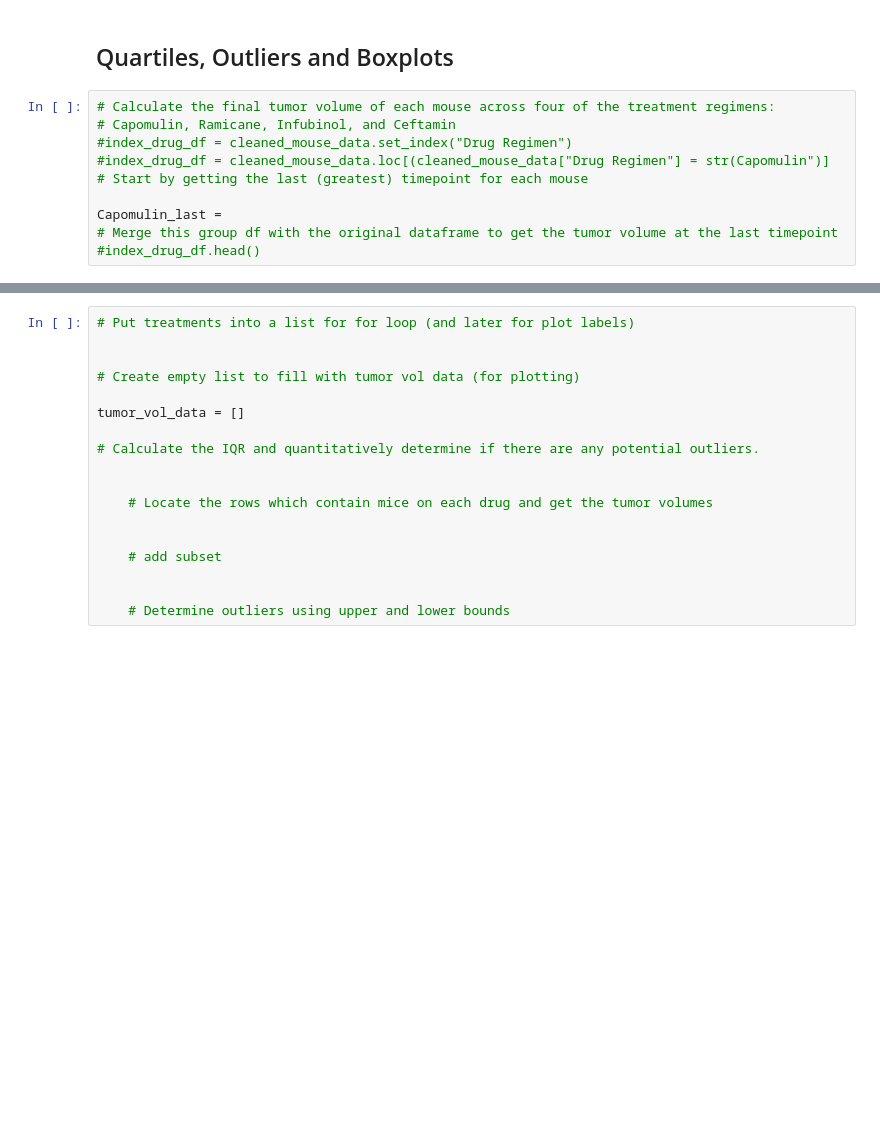
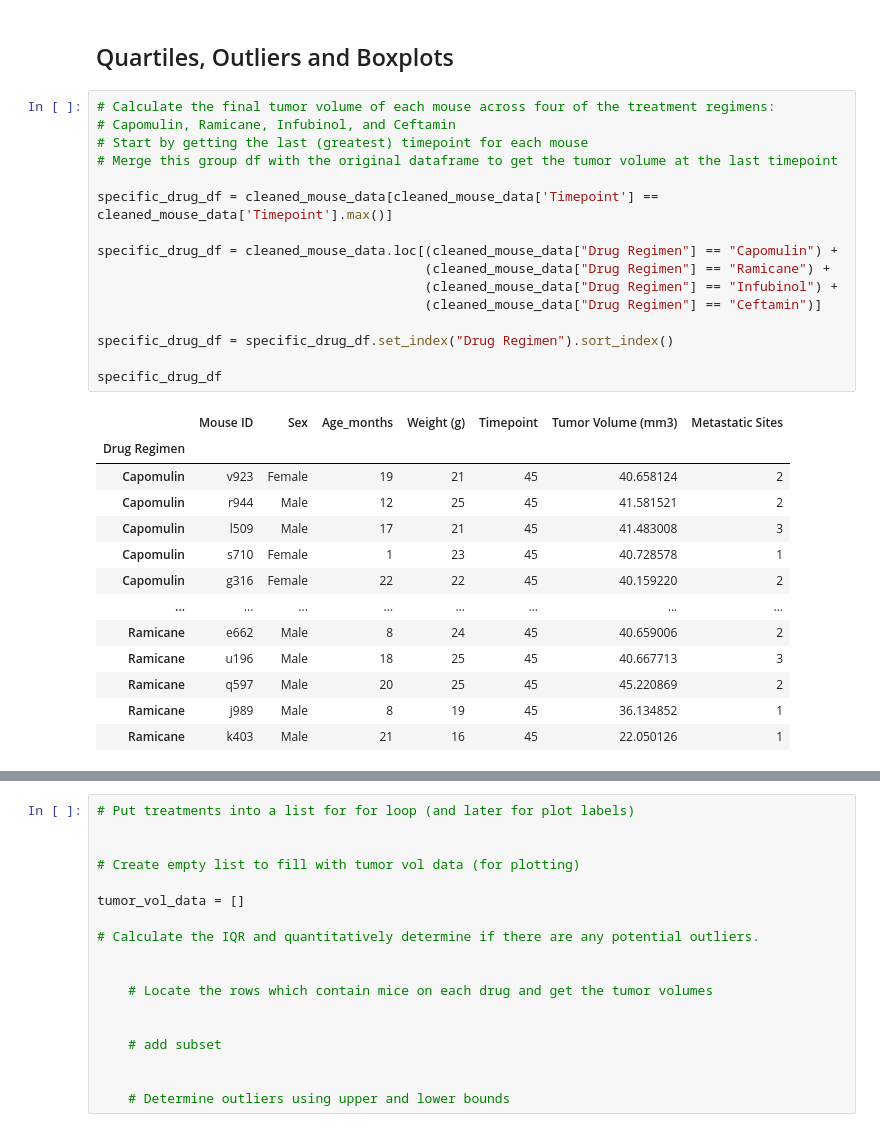
Before and after one commit to FAufenger/Matplotlib-Pharmaceutical, a Jupyter notebook: matplotlib-challenge/matplotlib_pymaceuticals.ipynb, the cells around one changed output, grey strips where cells are left out. Drawn from its saved outputs; the diff is of its cells as text; blank space fills up the shorter version.

```diff
--- a/matplotlib-challenge/matplotlib_pymaceuticals.ipynb
+++ b/matplotlib-challenge/matplotlib_pymaceuticals.ipynb
@@ -202,11 +203,30 @@ plt.show()
 # %%
 # Calculate the final tumor volume of each mouse across four of the treatment regimens:
 # Capomulin, Ramicane, Infubinol, and Ceftamin
-#index_drug_df = cleaned_mouse_data.set_index("Drug Regimen")
-#index_drug_df = cleaned_mouse_data.loc[(cleaned_mouse_data["Drug Regimen"] = str(Capomulin")]
 # Start by getting the last (greatest) timepoint for each mouse
+# Merge this group df with the original dataframe to get the tumor volume at the last timepoint
 
-Capomulin_last =
-# Merge this group df with the original dataframe to get the tumor volume at the last timepoint
-#index_drug_df.head()
+specific_drug_df = cleaned_mouse_data[cleaned_mouse_data['Timepoint'] == cleaned_mouse_data['Timepoint'].max()]
+
+specific_drug_df = cleaned_mouse_data.loc[(cleaned_mouse_data["Drug Regimen"] == "Capomulin") +
+                                          (cleaned_mouse_data["Drug Regimen"] == "Ramicane") +
+                                          (cleaned_mouse_data["Drug Regimen"] == "Infubinol") +
+                                          (cleaned_mouse_data["Drug Regimen"] == "Ceftamin")]
+
+specific_drug_df = specific_drug_df.set_index("Drug Regimen").sort_index()
+
+specific_drug_df
 # %% [output]
+|  | Mouse ID | Sex | Age_months | Weight (g) | Timepoint | Tumor Volume (mm3) | Metastatic Sites |
+| Drug Regimen |  |  |  |  |  |  |  |
+| Capomulin | v923 | Female | 19 | 21 | 45 | 40.658124 | 2 |
+| Capomulin | r944 | Male | 12 | 25 | 45 | 41.581521 | 2 |
+| Capomulin | l509 | Male | 17 | 21 | 45 | 41.483008 | 3 |
+| Capomulin | s710 | Female | 1 | 23 | 45 | 40.728578 | 1 |
+| Capomulin | g316 | Female | 22 | 22 | 45 | 40.159220 | 2 |
+| ... | ... | ... | ... | ... | ... | ... | ... |
+| Ramicane | e662 | Male | 8 | 24 | 45 | 40.659006 | 2 |
+| Ramicane | u196 | Male | 18 | 25 | 45 | 40.667713 | 3 |
+| Ramicane | q597 | Male | 20 | 25 | 45 | 45.220869 | 2 |
+| Ramicane | j989 | Male | 8 | 19 | 45 | 36.134852 | 1 |
+| Ramicane | k403 | Male | 21 | 16 | 45 | 22.050126 | 1 |
```
Also changed, not shown: parts of 2 cells of this notebook.
